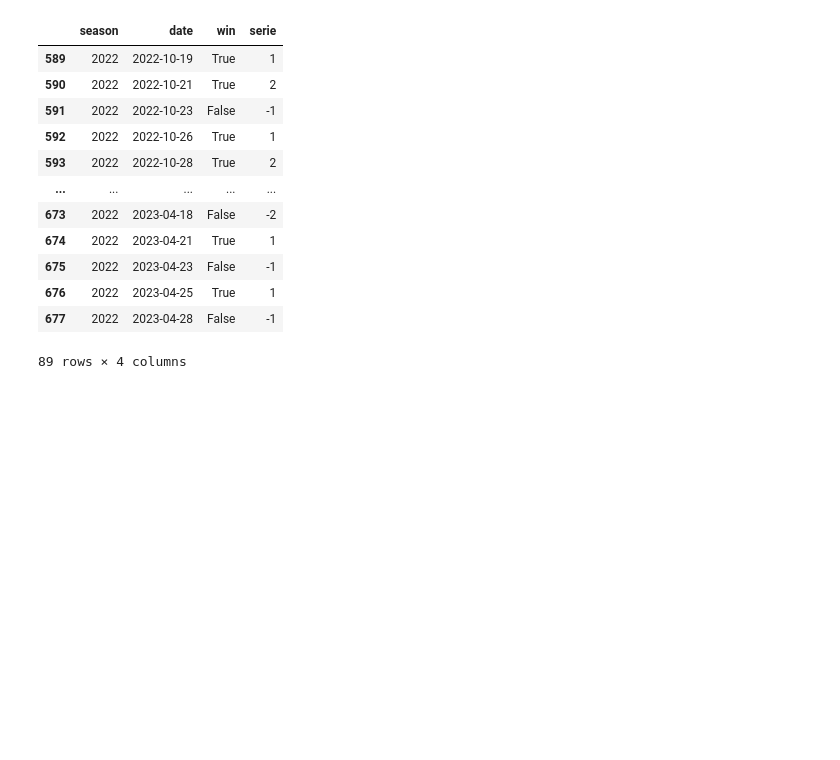
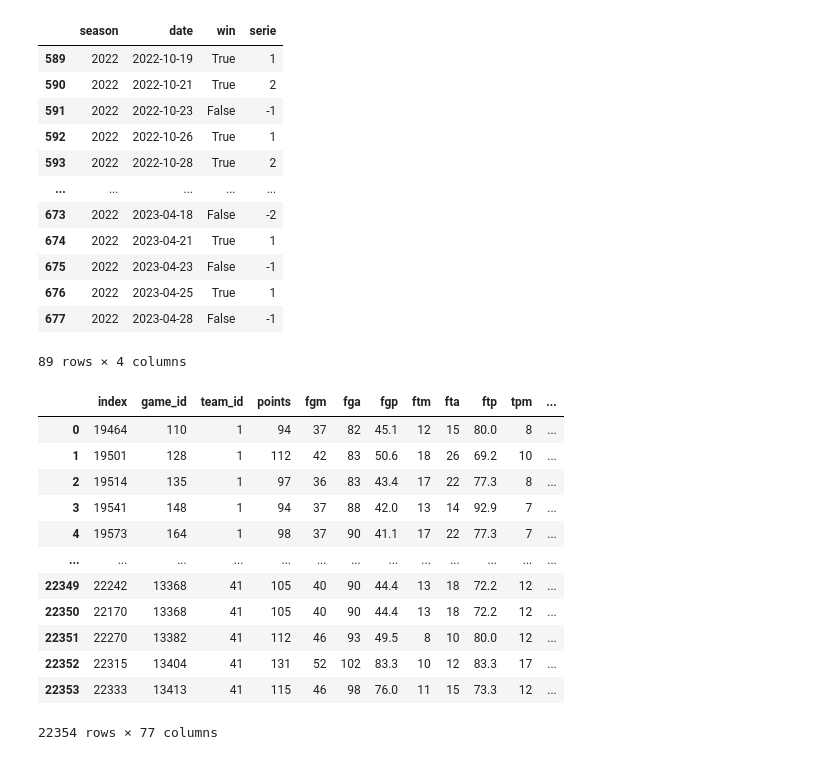
Before and after one commit to LoannFeidt/Armagedon, a Jupyter notebook: Model/stats_extractor.ipynb, the cells around one changed output. Drawn from its saved outputs; the diff is of its cells as text; code cells hidden in the pictures; blank space fills up the shorter version.

```diff
--- a/Model/stats_extractor.ipynb
+++ b/Model/stats_extractor.ipynb
@@ -131,0 +132,16 @@ data_stats.to_csv('stats.csv')
+# %%
+data_stats
+# %% [output]
+|  | index | game_id | team_id | points | fgm | fga | fgp | ftm | fta | ftp | tpm | ... |
+| 0 | 19464 | 110 | 1 | 94 | 37 | 82 | 45.1 | 12 | 15 | 80.0 | 8 | ... |
+| 1 | 19501 | 128 | 1 | 112 | 42 | 83 | 50.6 | 18 | 26 | 69.2 | 10 | ... |
+| 2 | 19514 | 135 | 1 | 97 | 36 | 83 | 43.4 | 17 | 22 | 77.3 | 8 | ... |
+| 3 | 19541 | 148 | 1 | 94 | 37 | 88 | 42.0 | 13 | 14 | 92.9 | 7 | ... |
+| 4 | 19573 | 164 | 1 | 98 | 37 | 90 | 41.1 | 17 | 22 | 77.3 | 7 | ... |
+| ... | ... | ... | ... | ... | ... | ... | ... | ... | ... | ... | ... | ... |
+| 22349 | 22242 | 13368 | 41 | 105 | 40 | 90 | 44.4 | 13 | 18 | 72.2 | 12 | ... |
+| 22350 | 22170 | 13368 | 41 | 105 | 40 | 90 | 44.4 | 13 | 18 | 72.2 | 12 | ... |
+| 22351 | 22270 | 13382 | 41 | 112 | 46 | 93 | 49.5 | 8 | 10 | 80.0 | 12 | ... |
+| 22352 | 22315 | 13404 | 41 | 131 | 52 | 102 | 83.3 | 10 | 12 | 83.3 | 17 | ... |
+| 22353 | 22333 | 13413 | 41 | 115 | 46 | 98 | 76.0 | 11 | 15 | 73.3 | 12 | ... |
+22354 rows × 77 columns
```
Also changed, not shown: parts of 1 cell of this notebook, 2 other files.
